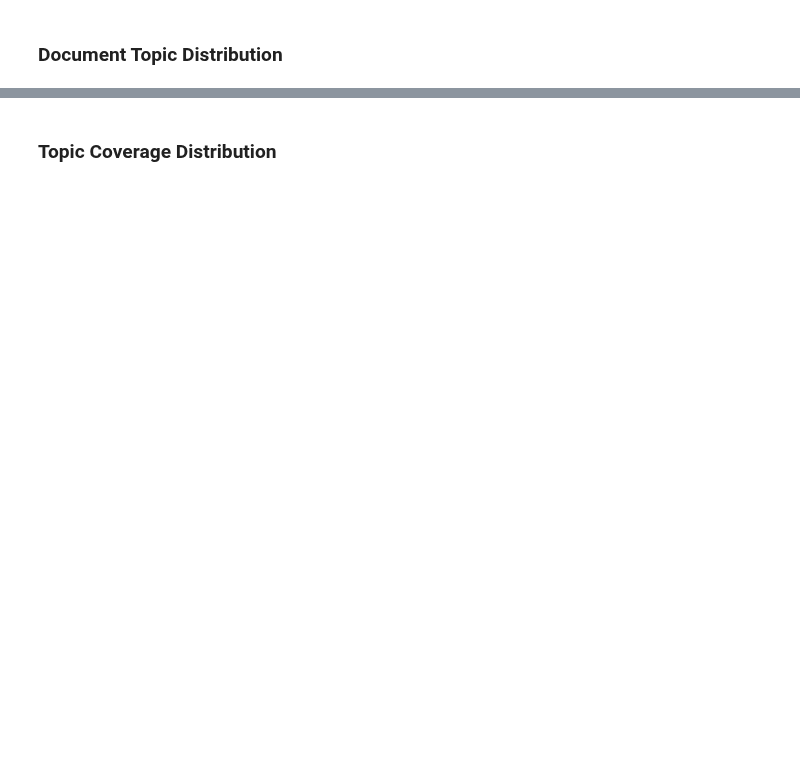
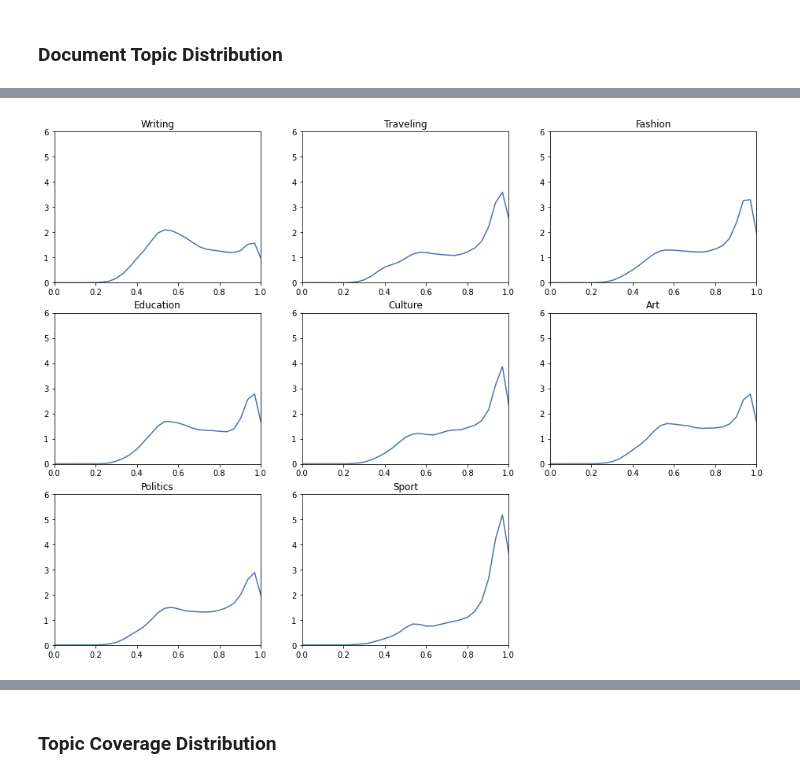
Before and after one commit to seriousdeejay/citynet, a Jupyter notebook: src/analyses/Diederik/Clean Code/2. Topic Modeling.ipynb, the cells around one changed output, grey strips where cells are left out. Saved outputs shown, nothing was run; the diff lists cells and outputs as text; code cells hidden in the pictures; blank space fills up the shorter version.

```diff
--- a/src/analyses/Diederik/Clean Code/2. Topic Modeling.ipynb
+++ b/src/analyses/Diederik/Clean Code/2. Topic Modeling.ipynb
@@ -204,5 +210,11 @@ for i in range(N_TOPICS):
 # %% [markdown]
 ### Document Topic Distribution
+# %%
+l = [topic+1 for topic in range(8)]
+
+d = {}
+for x in l:
+    d[f"topic_{x}"] = ''
 # %%
 import pandas as pd
 
@@ -212,0 +396,67 @@ topic_distributions
+# %%
+import numpy as np
+
+import pandas as pd
+
+import matplotlib.pyplot as plt
+
+%matplotlib inline
+
+plt.figure(figsize=(16,12))
+
+for index, topic in enumerate(updated_results_final['idxmax'].unique()):
+    topic_data = a['max'].get_group(topic)
+    density = kde.gaussian_kde(list(topic_data))
+    x = np.linspace(0 ,10,300)
+    y = density(x)
+# sport = a['max'].get_group('Writing')
+
+# culture = a['max'].get_group('Culture')
+
+
+
+
+    #Plot 1
+
+    plt.subplot(3,3,index+1)
+
+    # plt.xticks(np.arange(0, len(x) + 1)[::365], x[::365])
+
+    plt.plot(x, y)
+    plt.xlim(0, 1)
+    plt.ylim(0, 6)
+
+    plt.title(topic)
+
+    #Plot 2
+
+  #plt.subplot(2,2, index+1)
+
+plt.show()
+# plt.xticks(np.arange(0, len(x) + 1)[::365], x[::365])
+
+# plt.plot([x for x in range(len(culture))], culture)
+
+# plt.title('Amazon (AMZN)) Stock Price')
+
+# #Plot 3
+
+# plt.subplot(2,2,3)
+
+# plt.xticks(np.arange(0, len(x) + 1)[::365], x[::365])
+
+# plt.plot(dates, facebook)
+
+# plt.title('Facebook (FB) Stock Price')
+
+# #Plot 4
+
+# plt.subplot(2,2,4)
+
+# plt.xticks(np.arange(0, len(x) + 1)[::365], x[::365])
+
+# plt.plot(dates, microsoft)
+
+# plt.title('Microsoft (MSFT) Stock Price')
+# %% [output]
+[figure, added]
```
Also changed, not shown: parts of 45 cells of this notebook, 7 other files.
